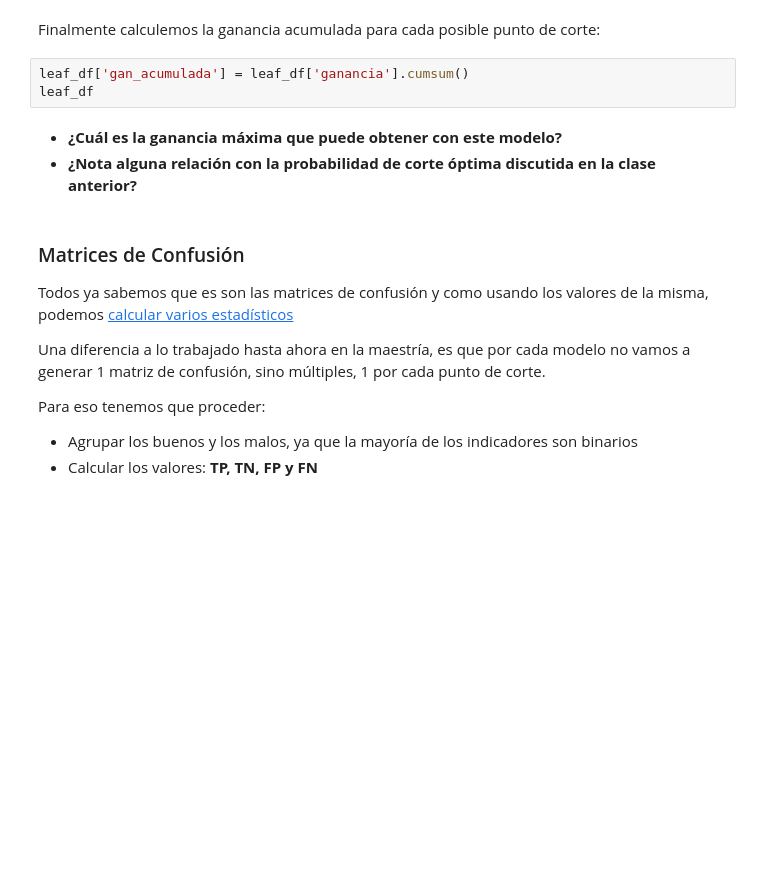
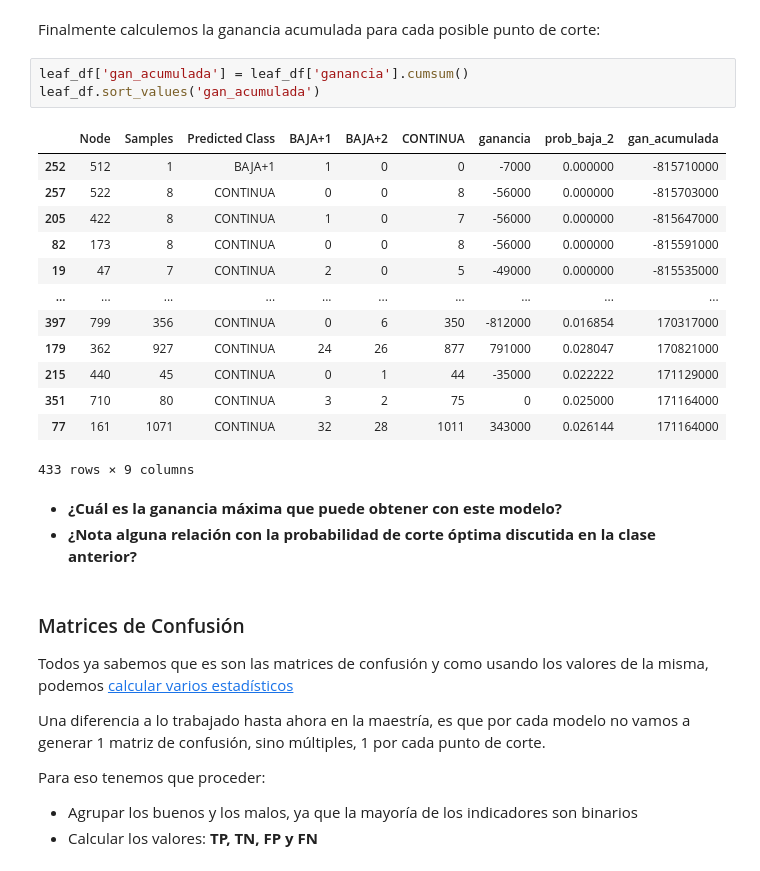
Before and after one commit to dmecoyfin/dmeyf2024, a Jupyter notebook: src/monday/z202_Sobre_Árboles.ipynb, the cells around one changed output. Cells and saved outputs as stored; diff of their text form; blank space fills up the shorter version.

```diff
--- a/src/monday/z202_Sobre_Árboles.ipynb
+++ b/src/monday/z202_Sobre_Árboles.ipynb
@@ -150,7 +344,21 @@ leaf_df
 Finalmente calculemos la ganancia acumulada para cada posible punto de corte:
 # %%
 leaf_df['gan_acumulada'] = leaf_df['ganancia'].cumsum()
-leaf_df
+leaf_df.sort_values('gan_acumulada')
+# %% [output]
+|  | Node | Samples | Predicted Class | BAJA+1 | BAJA+2 | CONTINUA | ganancia | prob_baja_2 | gan_acumulada |
+| 252 | 512 | 1 | BAJA+1 | 1 | 0 | 0 | -7000 | 0.000000 | -815710000 |
+| 257 | 522 | 8 | CONTINUA | 0 | 0 | 8 | -56000 | 0.000000 | -815703000 |
+| 205 | 422 | 8 | CONTINUA | 1 | 0 | 7 | -56000 | 0.000000 | -815647000 |
+| 82 | 173 | 8 | CONTINUA | 0 | 0 | 8 | -56000 | 0.000000 | -815591000 |
+| 19 | 47 | 7 | CONTINUA | 2 | 0 | 5 | -49000 | 0.000000 | -815535000 |
+| ... | ... | ... | ... | ... | ... | ... | ... | ... | ... |
+| 397 | 799 | 356 | CONTINUA | 0 | 6 | 350 | -812000 | 0.016854 | 170317000 |
+| 179 | 362 | 927 | CONTINUA | 24 | 26 | 877 | 791000 | 0.028047 | 170821000 |
+| 215 | 440 | 45 | CONTINUA | 0 | 1 | 44 | -35000 | 0.022222 | 171129000 |
+| 351 | 710 | 80 | CONTINUA | 3 | 2 | 75 | 0 | 0.025000 | 171164000 |
+| 77 | 161 | 1071 | CONTINUA | 32 | 28 | 1011 | 343000 | 0.026144 | 171164000 |
+433 rows × 9 columns
 # %% [markdown]
 * **¿Cuál es la ganancia máxima que puede obtener con este modelo?**
 * **¿Nota alguna relación con la probabilidad de corte óptima discutida en la clase anterior?**
```
Also changed, not shown: parts of 18 cells of this notebook, 2 other files.
